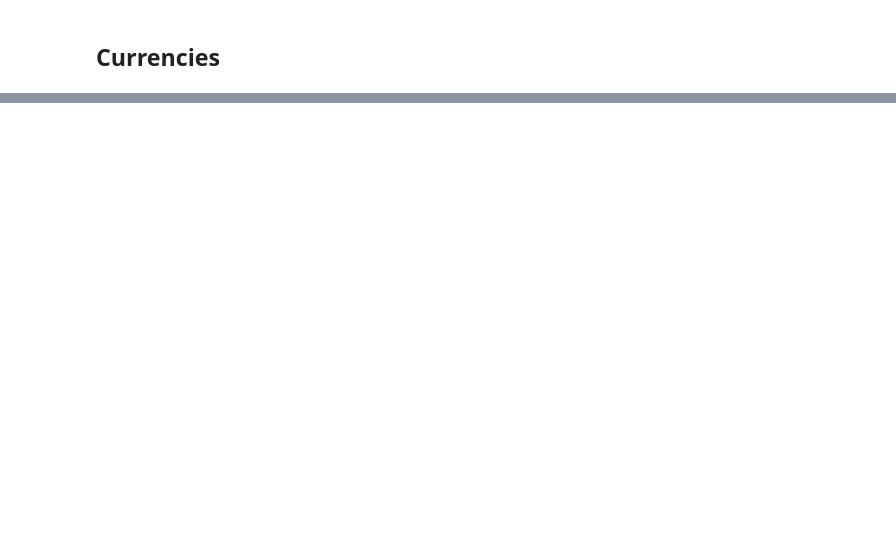
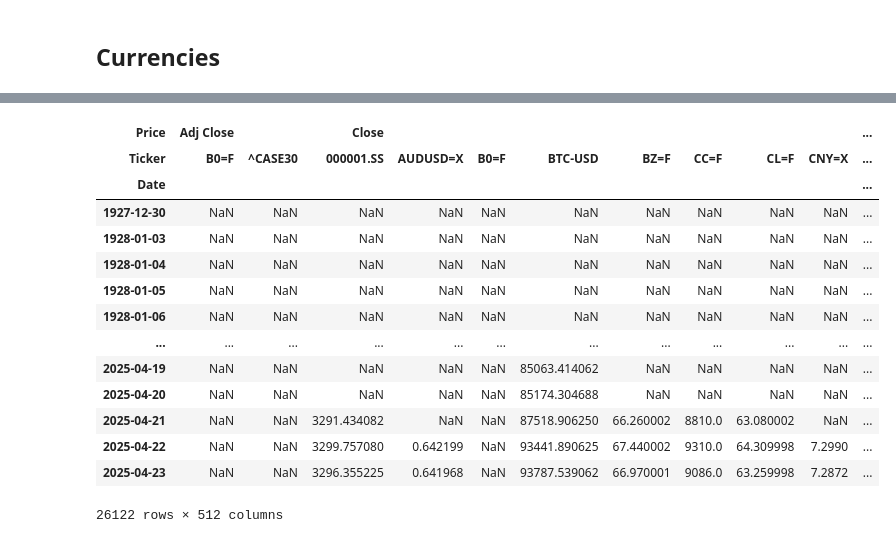
Before and after one commit to jangelchik/quant_projects, a Jupyter notebook: macro_backbone.ipynb, the cells around one changed output, grey strips where cells are left out. Drawn from its saved outputs; the diff is of its cells as text; code cells hidden in the pictures; blank space fills up the shorter version.

```diff
--- a/macro_backbone.ipynb
+++ b/macro_backbone.ipynb
@@ -67,2 +121,23 @@ lst_world
 # %% [markdown]
 ## Currencies
+# %%
+lst_cur = []
+
+driver = webdriver.Chrome(service = service)
+
+driver.get('https://finance.yahoo.com/markets/currencies/')
+
+for count in range(25):
+
+    try:
+
+        XPATH = f'//*[@id="nimbus-app"]/section/section/section/article/section[1]/div/div/div/table/tbody/tr[{count}]/td[1]/div/span/a/div/span'
+        element = driver.find_element(By.XPATH, XPATH)
+
+        lst_cur.append(element.text)
+
+
+    except:
+        pass
+
+driver.close()
@@ -68,0 +169,2 @@ lst_world
+# %%
+df_all = yf.download(lst_world + lst_fut + lst_cur + ['BTC-USD'], period='max')
@@ -68,0 +177,18 @@ lst_world
+# %%
+df_all
+# %% [output]
+| Price | Adj Close |  | Close |  |  |  |  |  |  |  | ... |
+| Ticker | B0=F | ^CASE30 | 000001.SS | AUDUSD=X | B0=F | BTC-USD | BZ=F | CC=F | CL=F | CNY=X | ... |
+| Date |  |  |  |  |  |  |  |  |  |  | ... |
+| 1927-12-30 | NaN | NaN | NaN | NaN | NaN | NaN | NaN | NaN | NaN | NaN | ... |
+| 1928-01-03 | NaN | NaN | NaN | NaN | NaN | NaN | NaN | NaN | NaN | NaN | ... |
+| 1928-01-04 | NaN | NaN | NaN | NaN | NaN | NaN | NaN | NaN | NaN | NaN | ... |
+| 1928-01-05 | NaN | NaN | NaN | NaN | NaN | NaN | NaN | NaN | NaN | NaN | ... |
+| 1928-01-06 | NaN | NaN | NaN | NaN | NaN | NaN | NaN | NaN | NaN | NaN | ... |
+| ... | ... | ... | ... | ... | ... | ... | ... | ... | ... | ... | ... |
+| 2025-04-19 | NaN | NaN | NaN | NaN | NaN | 85063.414062 | NaN | NaN | NaN | NaN | ... |
+| 2025-04-20 | NaN | NaN | NaN | NaN | NaN | 85174.304688 | NaN | NaN | NaN | NaN | ... |
+| 2025-04-21 | NaN | NaN | 3291.434082 | NaN | NaN | 87518.906250 | 66.260002 | 8810.0 | 63.080002 | NaN | ... |
+| 2025-04-22 | NaN | NaN | 3299.757080 | 0.642199 | NaN | 93441.890625 | 67.440002 | 9310.0 | 64.309998 | 7.2990 | ... |
+| 2025-04-23 | NaN | NaN | 3296.355225 | 0.641968 | NaN | 93787.539062 | 66.970001 | 9086.0 | 63.259998 | 7.2872 | ... |
+26122 rows × 512 columns
```
Also changed, not shown: parts of 34 cells of this notebook.
